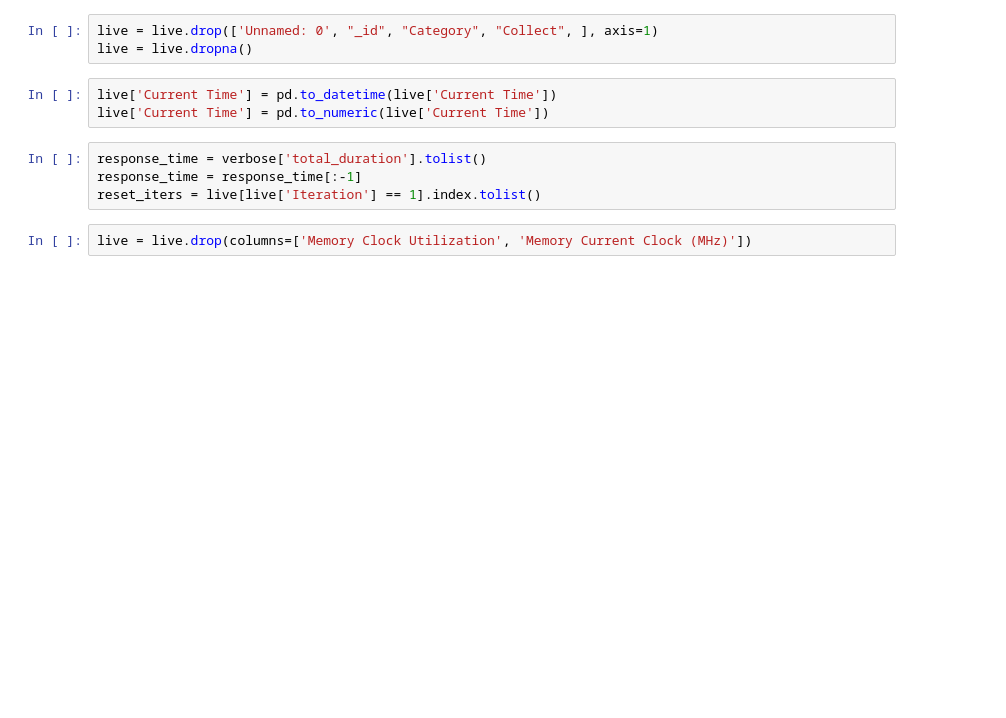
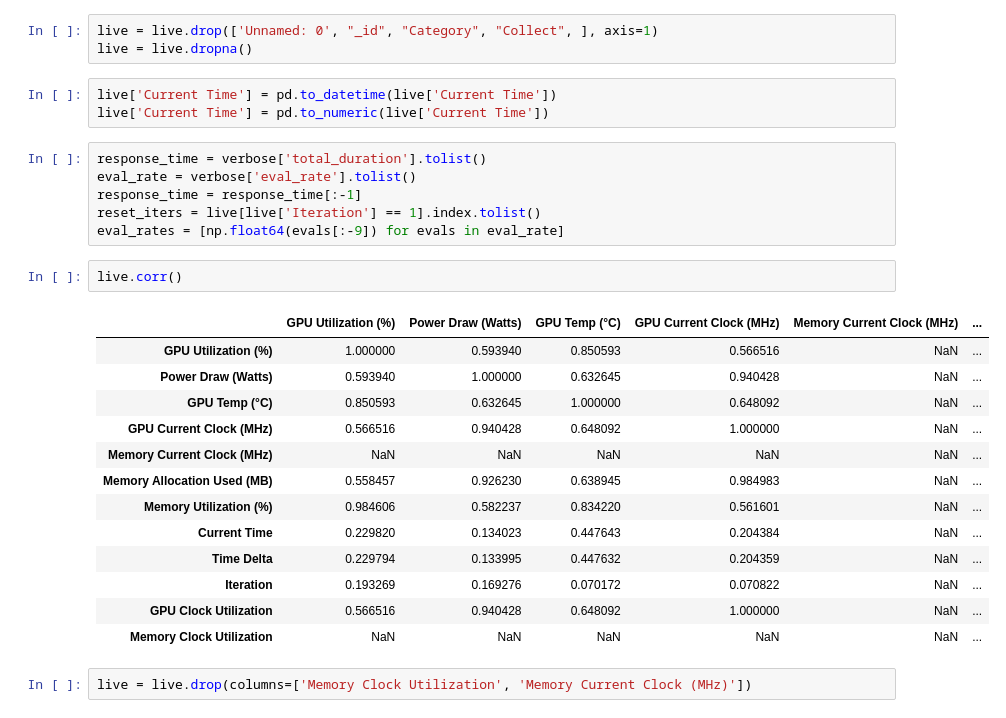
Before and after one commit to alt-rahul/5g-edge-app, a Jupyter notebook: model/data_processing.ipynb, the cells around one changed output. Drawn from its saved outputs; the diff is of its cells as text; blank space fills up the shorter version.

```diff
--- a/model/data_processing.ipynb
+++ b/model/data_processing.ipynb
@@ -17,7 +18,25 @@ live['Current Time'] = pd.to_datetime(live['Current Time'])
 live['Current Time'] = pd.to_numeric(live['Current Time'])
 # %%
 response_time = verbose['total_duration'].tolist()
+eval_rate = verbose['eval_rate'].tolist()
 response_time = response_time[:-1]
 reset_iters = live[live['Iteration'] == 1].index.tolist()
+eval_rates = [np.float64(evals[:-9]) for evals in eval_rate]
+# %%
+live.corr()
+# %% [output]
+|  | GPU Utilization (%) | Power Draw (Watts) | GPU Temp (°C) | GPU Current Clock (MHz) | Memory Current Clock (MHz) | ... |
+| GPU Utilization (%) | 1.000000 | 0.593940 | 0.850593 | 0.566516 | NaN | ... |
+| Power Draw (Watts) | 0.593940 | 1.000000 | 0.632645 | 0.940428 | NaN | ... |
+| GPU Temp (°C) | 0.850593 | 0.632645 | 1.000000 | 0.648092 | NaN | ... |
+| GPU Current Clock (MHz) | 0.566516 | 0.940428 | 0.648092 | 1.000000 | NaN | ... |
+| Memory Current Clock (MHz) | NaN | NaN | NaN | NaN | NaN | ... |
+| Memory Allocation Used (MB) | 0.558457 | 0.926230 | 0.638945 | 0.984983 | NaN | ... |
+| Memory Utilization (%) | 0.984606 | 0.582237 | 0.834220 | 0.561601 | NaN | ... |
+| Current Time | 0.229820 | 0.134023 | 0.447643 | 0.204384 | NaN | ... |
+| Time Delta | 0.229794 | 0.133995 | 0.447632 | 0.204359 | NaN | ... |
+| Iteration | 0.193269 | 0.169276 | 0.070172 | 0.070822 | NaN | ... |
+| GPU Clock Utilization | 0.566516 | 0.940428 | 0.648092 | 1.000000 | NaN | ... |
+| Memory Clock Utilization | NaN | NaN | NaN | NaN | NaN | ... |
 # %%
 live = live.drop(columns=['Memory Clock Utilization', 'Memory Current Clock (MHz)'])
```
Also changed, not shown: parts of 4 cells of this notebook, 2 other files.
